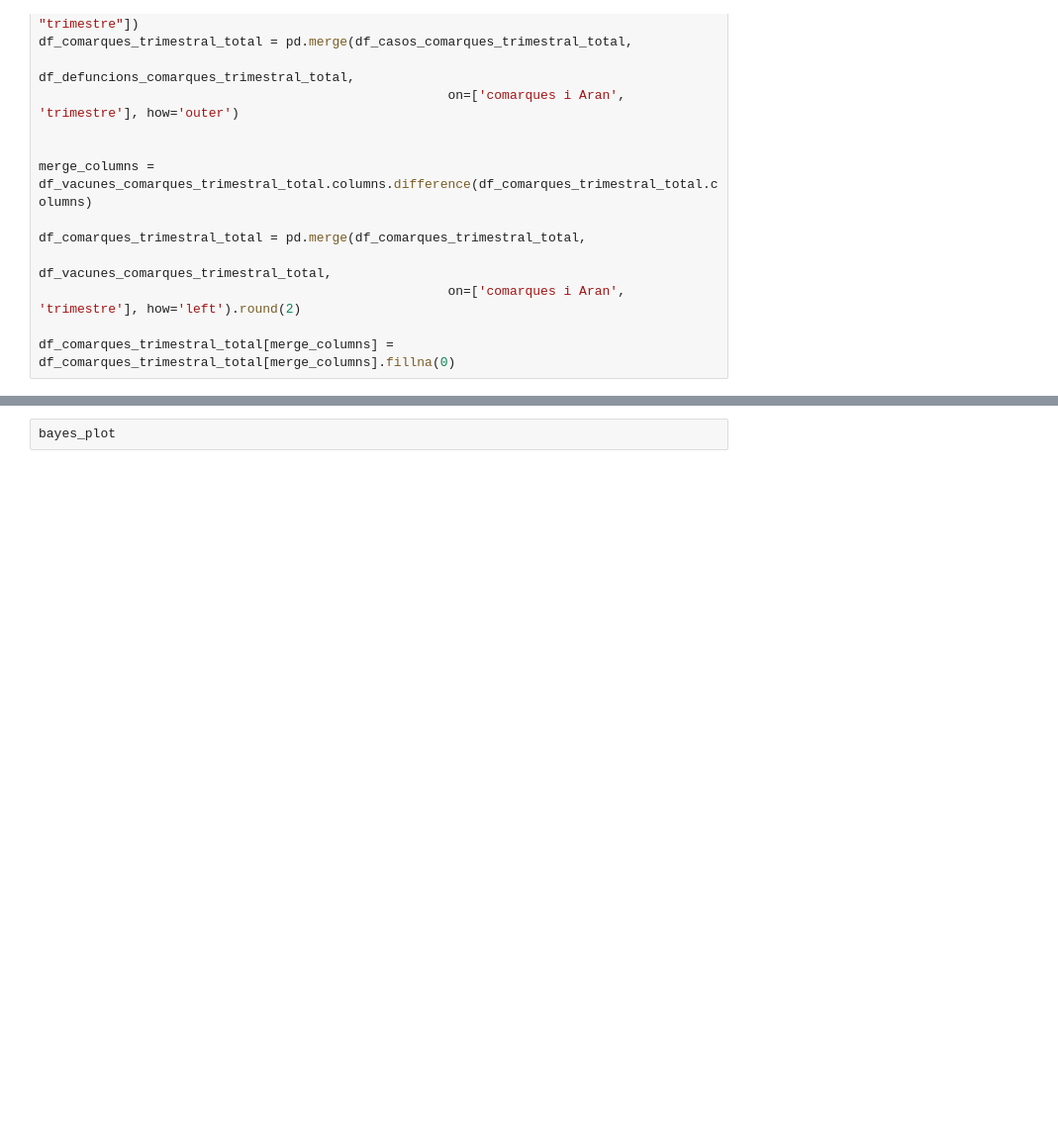
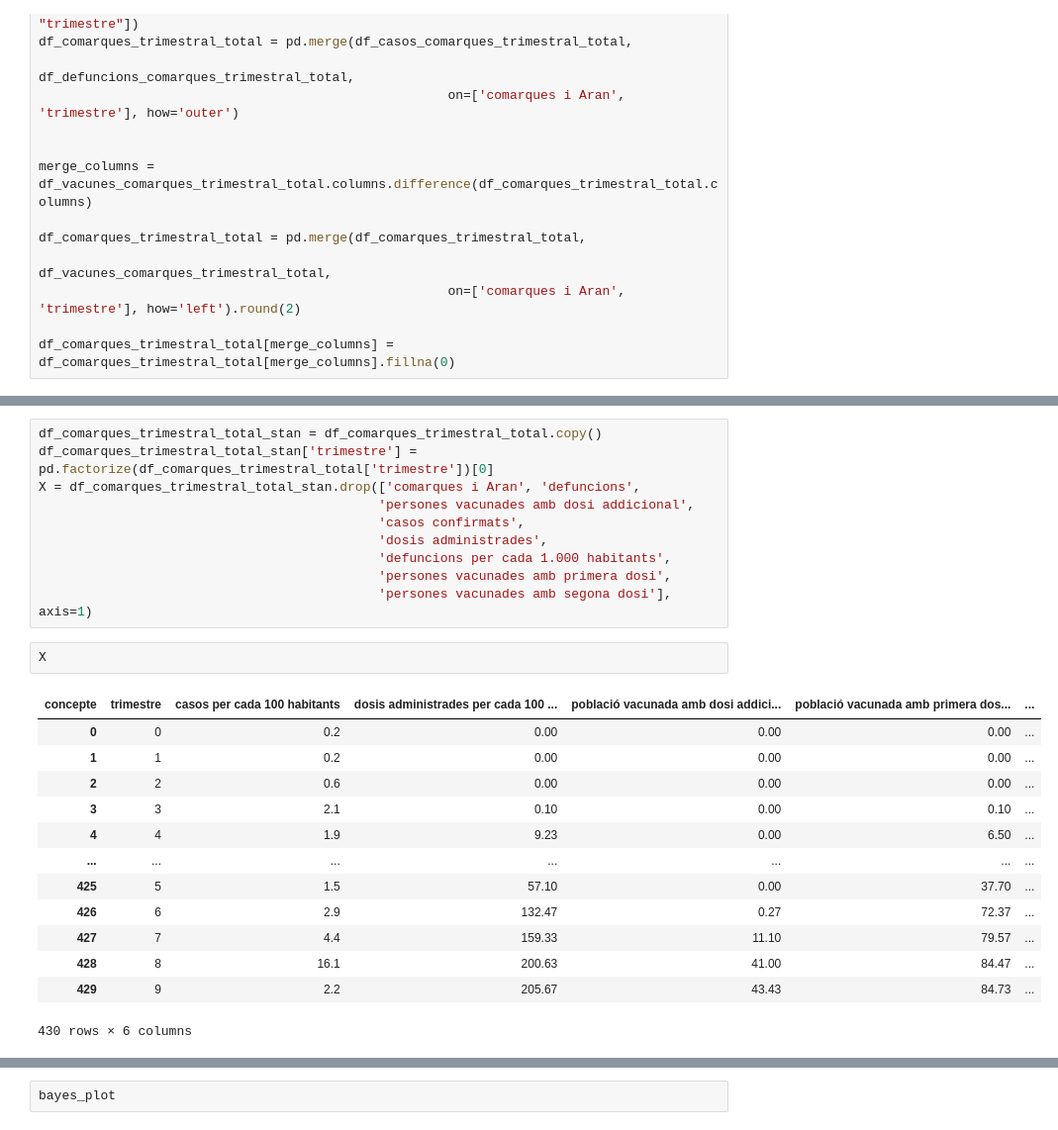
Before and after one commit to RobertTorrell/BayesCovidCat, a Jupyter notebook: BayesCodivCat_nb.ipynb, the cells around one changed output, grey strips where cells are left out. Shown at 99% size. Cells and saved outputs as stored; diff of their text form; blank space fills up the shorter version.

```diff
--- a/BayesCodivCat_nb.ipynb
+++ b/BayesCodivCat_nb.ipynb
@@ -444,2 +461,28 @@ Warning in '/tmp/httpstan_j2w83m9_/model_jjudm6hn.stan', line 15, column 2: Para
+# %%
+df_comarques_trimestral_total_stan = df_comarques_trimestral_total.copy()
+df_comarques_trimestral_total_stan['trimestre'] = pd.factorize(df_comarques_trimestral_total['trimestre'])[0]
+X = df_comarques_trimestral_total_stan.drop(['comarques i Aran', 'defuncions',
+                                            'persones vacunades amb dosi addicional',
+                                            'casos confirmats',
+                                            'dosis administrades',
+                                            'defuncions per cada 1.000 habitants',
+                                            'persones vacunades amb primera dosi',
+                                            'persones vacunades amb segona dosi'], axis=1)
+# %%
+X
+# %% [output]
+| concepte | trimestre | casos per cada 100 habitants | dosis administrades per cada 100 ... | població vacunada amb dosi addici... | població vacunada amb primera dos... | ... |
+| 0 | 0 | 0.2 | 0.00 | 0.00 | 0.00 | ... |
+| 1 | 1 | 0.2 | 0.00 | 0.00 | 0.00 | ... |
+| 2 | 2 | 0.6 | 0.00 | 0.00 | 0.00 | ... |
+| 3 | 3 | 2.1 | 0.10 | 0.00 | 0.10 | ... |
+| 4 | 4 | 1.9 | 9.23 | 0.00 | 6.50 | ... |
+| ... | ... | ... | ... | ... | ... | ... |
+| 425 | 5 | 1.5 | 57.10 | 0.00 | 37.70 | ... |
+| 426 | 6 | 2.9 | 132.47 | 0.27 | 72.37 | ... |
+| 427 | 7 | 4.4 | 159.33 | 11.10 | 79.57 | ... |
+| 428 | 8 | 16.1 | 200.63 | 41.00 | 84.47 | ... |
+| 429 | 9 | 2.2 | 205.67 | 43.43 | 84.73 | ... |
+430 rows × 6 columns
 # %%
 df_posterior = linear_posterior.to_frame()
```
Also changed, not shown: parts of 7 cells of this notebook, 3 other files.
